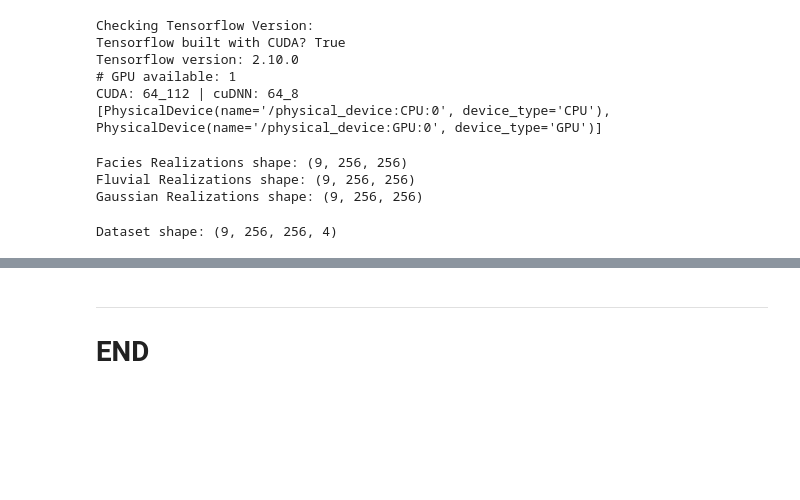
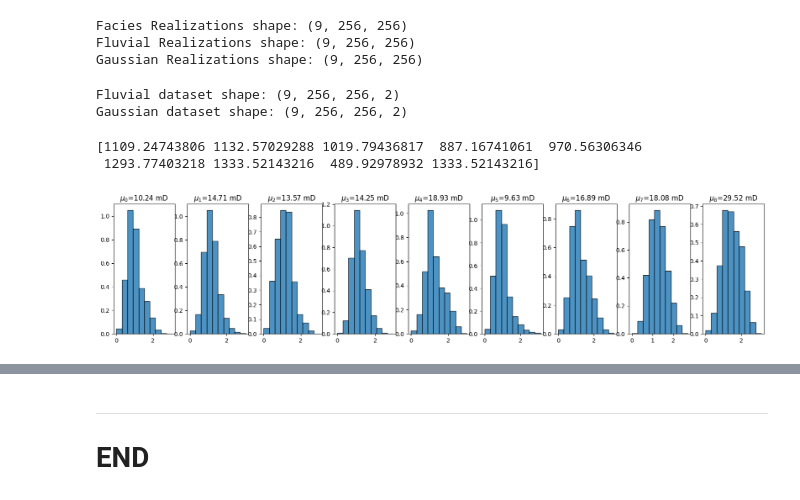
Before and after one commit to misaelmmorales/H2-Proxy, a Jupyter notebook: heterogeneity/main.ipynb, the cells around one changed output, grey strips where cells are left out. Cells and saved outputs as stored; diff of their text form; code cells hidden in the pictures; blank space fills up the shorter version.

```diff
--- a/heterogeneity/main.ipynb
+++ b/heterogeneity/main.ipynb
@@ -1,18 +1,11 @@
 # %%
 from utils import *
-check_tensorflow_gpu()
-clear_session()
 
 het = H2_heterogeneity()
 het.return_data = True
 het.verbose = True
+het.fluv_range = [0, 2.5]
+het.gaus_range = [0, 2.95]
-# %% [output]
-Checking Tensorflow Version:
-Tensorflow built with CUDA? True
-Tensorflow version: 2.10.0
-# GPU available: 1
-CUDA: 64_112 | cuDNN: 64_8
-[PhysicalDevice(name='/physical_device:CPU:0', device_type='CPU'), PhysicalDevice(name='/physical_device:GPU:0', device_type='GPU')]
 # %%
 facies, fluvial_perm, gaussian_perm = het.create_data()
 # %% [output]
@@ -20,6 +13,22 @@ Facies Realizations shape: (9, 256, 256)
 Fluvial Realizations shape: (9, 256, 256)
 Gaussian Realizations shape: (9, 256, 256)
 # %%
-heterogeneity = het.process_perm_poro()
+df_fluv, df_gaus = het.process_perm_poro()
 # %% [output]
-Dataset shape: (9, 256, 256, 4)
+Fluvial dataset shape: (9, 256, 256, 2)
+Gaussian dataset shape: (9, 256, 256, 2)
+# %%
+temp_f = df_fluv[...,0].reshape(9,256*256).T
+temp_f_means = temp_f.mean(0)
+print(10**temp_f.max(0))
+
+plt.figure(figsize=(20,4))
+for i in range(9):
+    plt.subplot(1,9,i+1)
+    plt.hist(temp_f[:,i], density=True, alpha=0.8, edgecolor='k')
+    plt.title('$\mu_{}$={:.2f} mD'.format(i, 10**temp_f_means[i]))
+plt.show()
+# %% [output]
+[1109.24743806 1132.57029288 1019.79436817  887.16741061  970.56306346
+ 1293.77403218 1333.52143216  489.92978932 1333.52143216]
+[figure, added]
```
Also changed, not shown: parts of 2 cells of this notebook, 4 other files.
